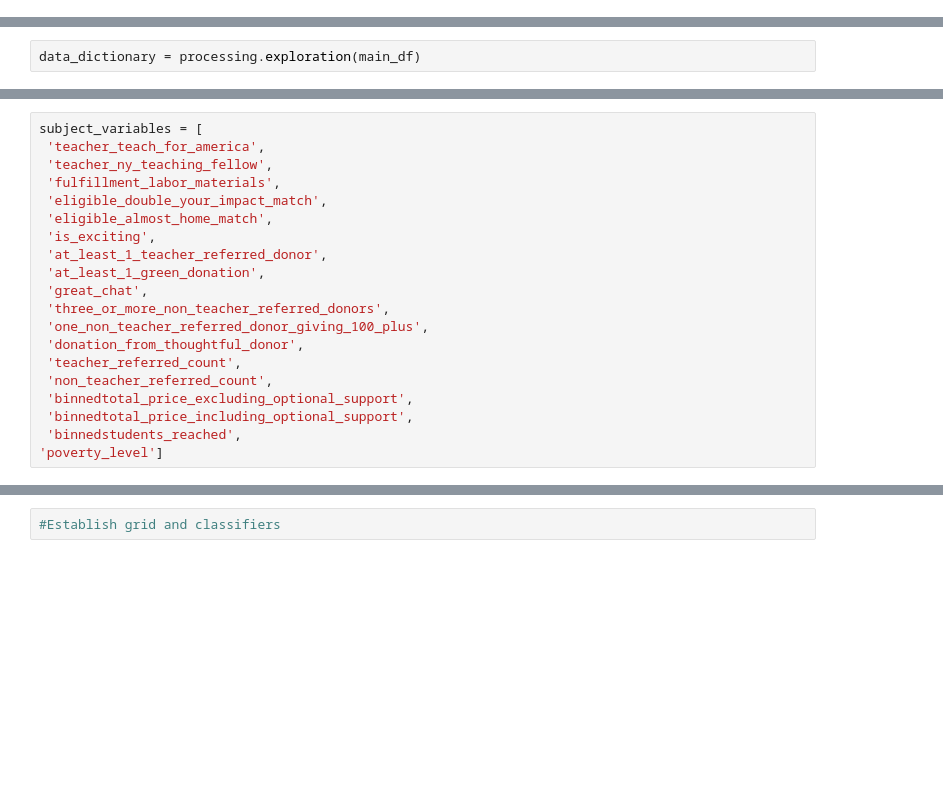
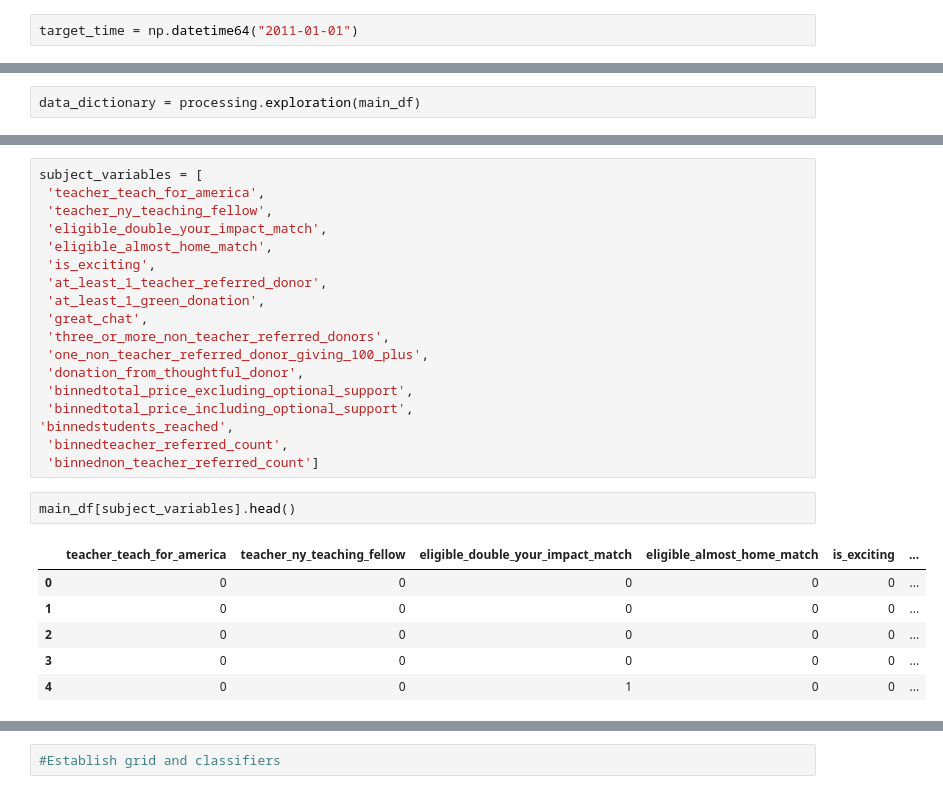
Before and after one commit to CAPPAndrew/Machine-Learning-Homework, a Jupyter notebook: HW3/HW3.ipynb, the cells around one changed output, grey strips where cells are left out. Saved outputs shown, nothing was run; the diff lists cells and outputs as text; blank space fills up the shorter version.

```diff
--- a/HW3/HW3.ipynb
+++ b/HW3/HW3.ipynb
@@ -92,3 +92,5 @@ target_time = datetime.date(2011, 1, 1)
+# %%
+target_time = np.datetime64("2011-01-01")
 # %%
 pr_df = processing.processing_drop(pr_df, drop_list, 'greater', target_time)
 # %%
@@ -346,7 +354,6 @@ data_dictionary["Column Names"]
 subject_variables = [
  'teacher_teach_for_america',
  'teacher_ny_teaching_fellow',
- 'fulfillment_labor_materials',
  'eligible_double_your_impact_match',
  'eligible_almost_home_match',
  'is_exciting',
@@ -356,9 +363,17 @@ subject_variables = [
  'three_or_more_non_teacher_referred_donors',
  'one_non_teacher_referred_donor_giving_100_plus',
  'donation_from_thoughtful_donor',
- 'teacher_referred_count',
- 'non_teacher_referred_count',
  'binnedtotal_price_excluding_optional_support',
  'binnedtotal_price_including_optional_support',
- 'binnedstudents_reached',
-'poverty_level']
+'binnedstudents_reached',
+ 'binnedteacher_referred_count',
+ 'binnednon_teacher_referred_count']
+# %%
+main_df[subject_variables].head()
+# %% [output]
+|  | teacher_teach_for_america | teacher_ny_teaching_fellow | eligible_double_your_impact_match | eligible_almost_home_match | is_exciting | ... |
+| 0 | 0 | 0 | 0 | 0 | 0 | ... |
+| 1 | 0 | 0 | 0 | 0 | 0 | ... |
+| 2 | 0 | 0 | 0 | 0 | 0 | ... |
+| 3 | 0 | 0 | 0 | 0 | 0 | ... |
+| 4 | 0 | 0 | 1 | 0 | 0 | ... |
```
Also changed, not shown: parts of 9 cells of this notebook, 3 other files.
